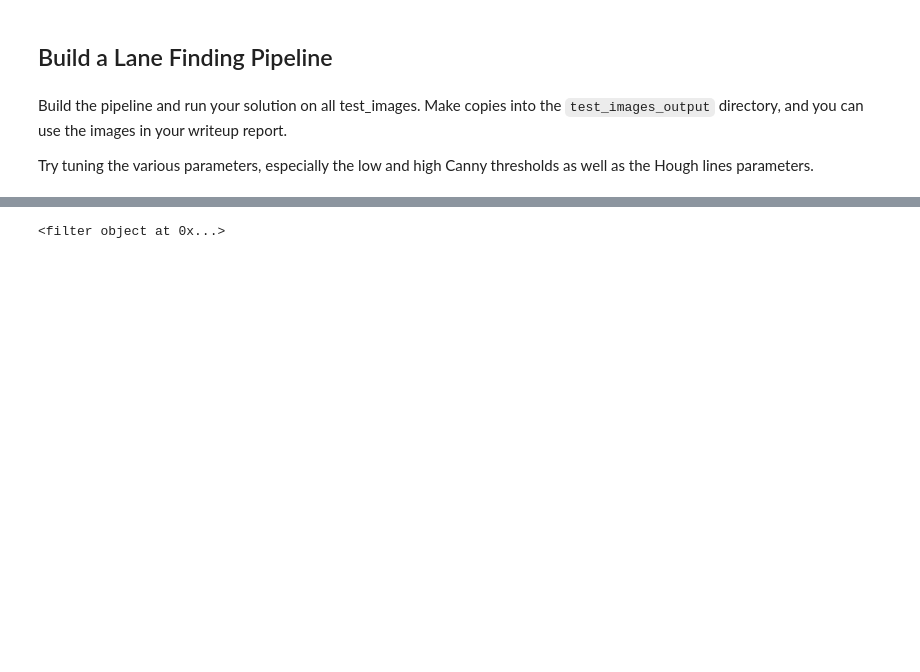
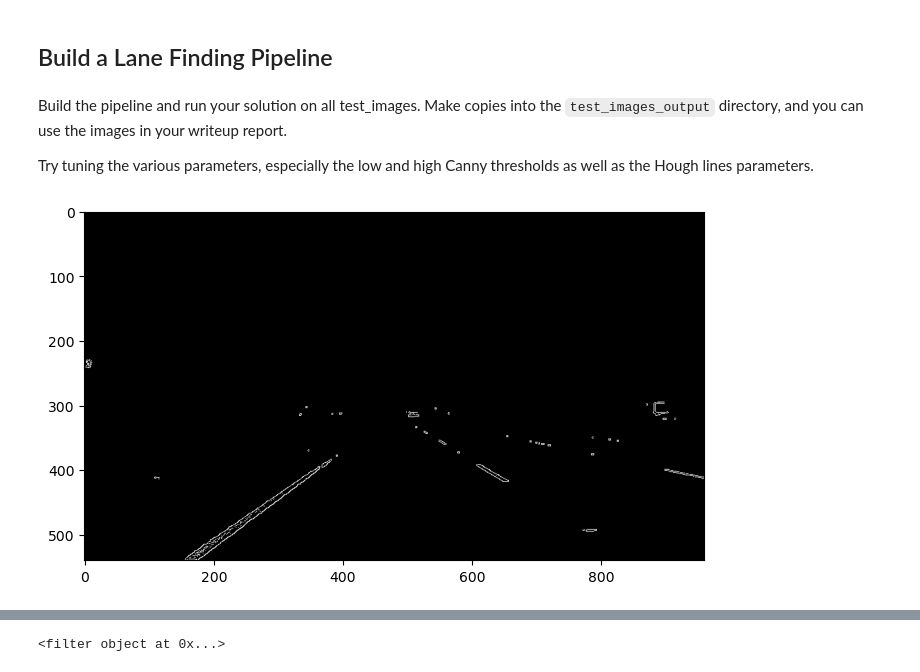
Before and after one commit to bluebarryz/Lane-Detection-CV, a Jupyter notebook: P1.ipynb, the cells around one changed output, grey strips where cells are left out. Saved outputs shown, nothing was run; the diff lists cells and outputs as text; code cells hidden in the pictures; blank space fills up the shorter version.

```diff
--- a/P1.ipynb
+++ b/P1.ipynb
@@ -223,6 +224,12 @@ def displayImage(img):
     plt.figure(figsize = (8, 8))
     plt.imshow(img, cmap="gray")
     plt.show()
+# %%
+gray = convertToGrayscale(colour_thresholding("test_images/solidYellowCurve.jpg"))
+canny_img = canny(gray.astype(np.uint8), 0.2, 0.8)
+displayImage(canny_img)
+# %% [output]
+[figure, added]
 # %%
 gray = convertToGrayscale(colour_thresholding("test_images/solidYellowCurve.jpg"))
 canny_img = canny(gray.astype(np.uint8), 0.2, 0.8)
```
Also changed, not shown: parts of 2 cells of this notebook.
